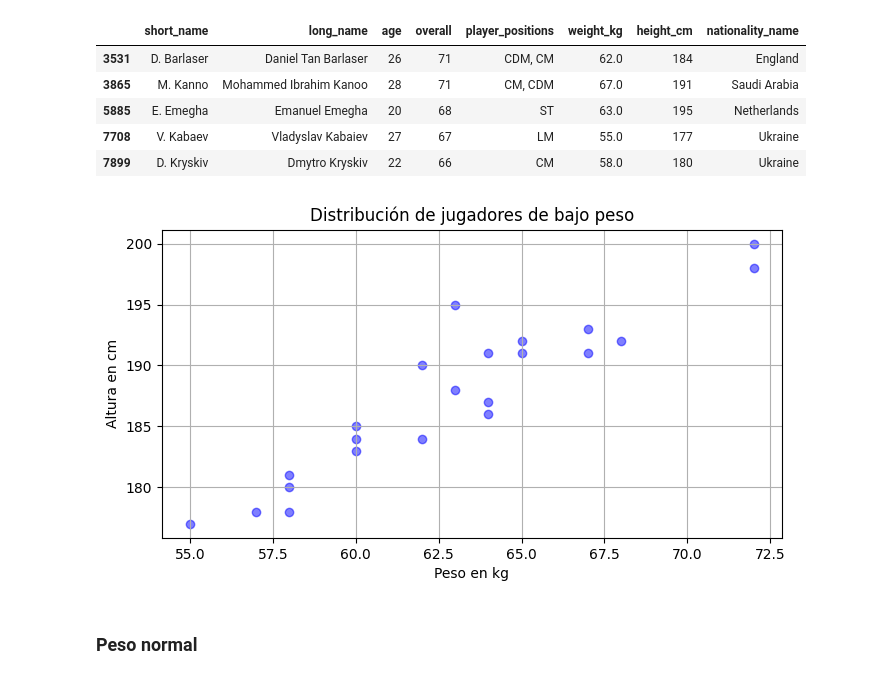
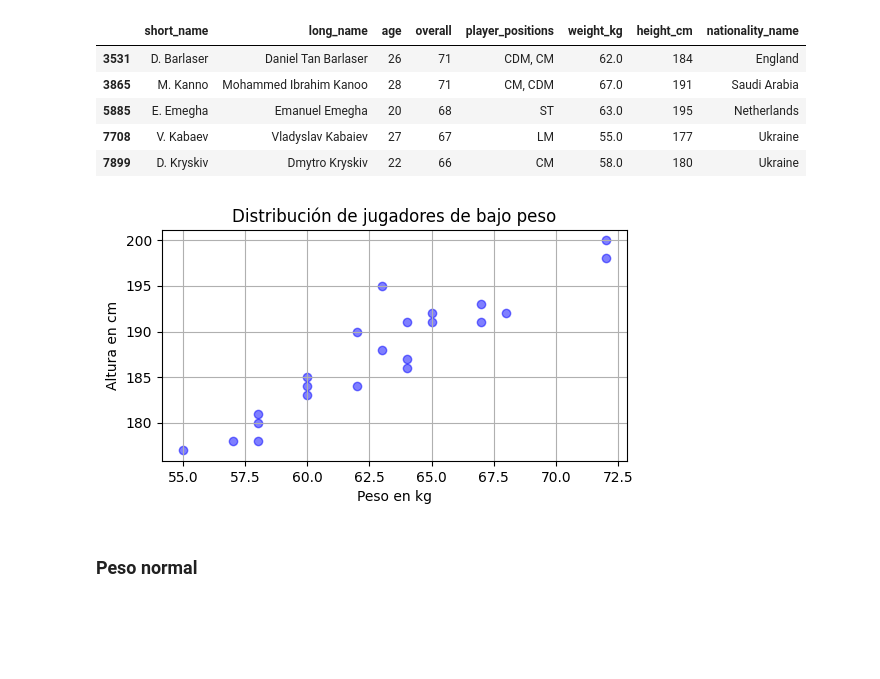
Before and after one commit to MatiasKige/Data-Science-FIFA, a Jupyter notebook: Clase 47 Proyecto FIFA.ipynb, the cells around one changed output. Drawn from its saved outputs; the diff is of its cells as text; code cells hidden in the pictures; blank space fills up the shorter version.

```diff
--- a/Clase 47 Proyecto FIFA.ipynb
+++ b/Clase 47 Proyecto FIFA.ipynb
@@ -2097,15 +2194,15 @@ Jugadores bajo de peso:  22
 | 7708 | V. Kabaev | Vladyslav Kabaiev | 27 | 67 | LM | 55.0 | 177 | Ukraine |
 | 7899 | D. Kryskiv | Dmytro Kryskiv | 22 | 66 | CM | 58.0 | 180 | Ukraine |
 # %%
-plt.figure(figsize=(8, 4))
+plt.figure(figsize=(6, 3))
 plt.scatter(bajo["weight_kg"], bajo["height_cm"], color='blue', alpha=0.5)
 plt.title('Distribución de jugadores de bajo peso')
 plt.xlabel('Peso en kg')
 plt.ylabel('Altura en cm')
 plt.grid(True)
 plt.show()
 # %% [output]
-[figure, old version]
+[figure, new version]
 # %% [markdown]
 ### Peso normal
 # %%
```
Also changed, not shown: parts of 15 cells of this notebook.
